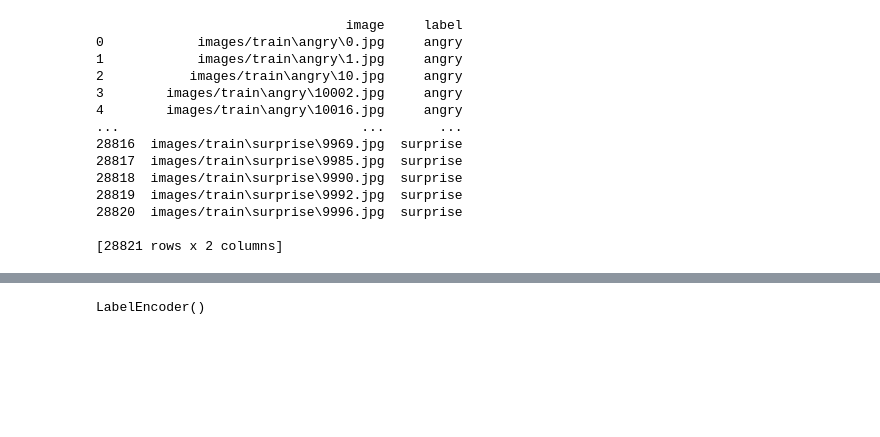
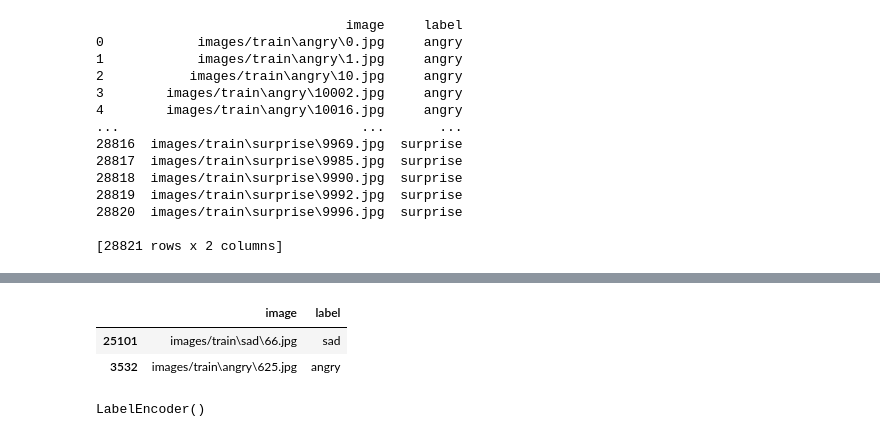
Before and after one commit to manashb21/EmotionRecognition, a Jupyter notebook: trainmodel.ipynb, the cells around one changed output, grey strips where cells are left out. Cells and saved outputs as stored; diff of their text form; code cells hidden in the pictures; blank space fills up the shorter version.

```diff
--- a/trainmodel.ipynb
+++ b/trainmodel.ipynb
@@ -83,3 +107,9 @@ Name: image, Length: 7066, dtype: object
+# %%
+train.sample(2)
+# %% [output]
+|  | image | label |
+| 25101 | images/train\sad\66.jpg | sad |
+| 3532 | images/train\angry\625.jpg | angry |
 # %%
 from tqdm.notebook import tqdm
 # %%
```
Also changed, not shown: parts of 7 cells of this notebook, 1 other file.
